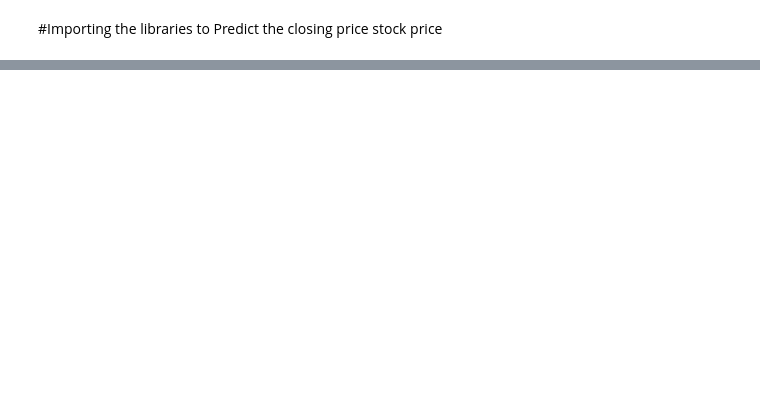
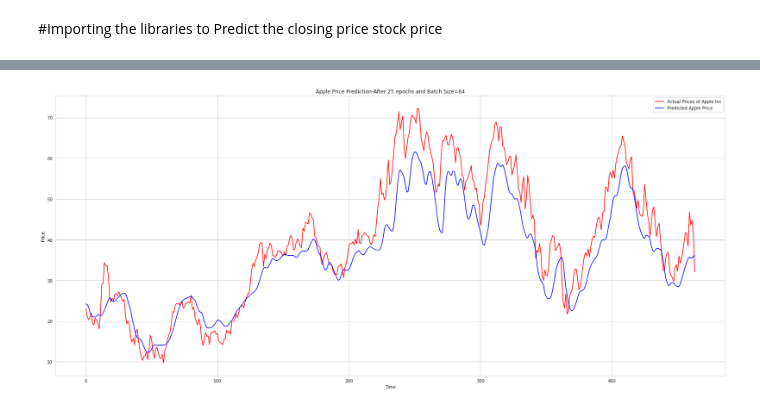
Before and after one commit to abosedealli/LSTM-Multivariate-vs-Univariate, a Jupyter notebook: stock_dataset_preprocessing.ipynb, the cells around one changed output, grey strips where cells are left out. Cells and saved outputs as stored; diff of their text form; code cells hidden in the pictures; blank space fills up the shorter version.

```diff
--- a/stock_dataset_preprocessing.ipynb
+++ b/stock_dataset_preprocessing.ipynb
@@ -1439,0 +347,12 @@ plt.plot(Scales_dataWBC2)
+# %%
+# Visualising the results
+plt.figure(figsize=(28,12))
+plt.plot(y_test, color = 'red', label = 'Actual Prices of Apple Inc')
+plt.plot(y_pred, color = 'blue', label = 'Predicted Apple Price')
+plt.title('Apple Price Prediction-After 25 epochs and Batch Size=64')
+plt.xlabel('Time')
+plt.ylabel('Price')
+plt.legend()
+plt.show()
+# %% [output]
+[figure, added]
```
Also changed, not shown: parts of 210 cells of this notebook.
